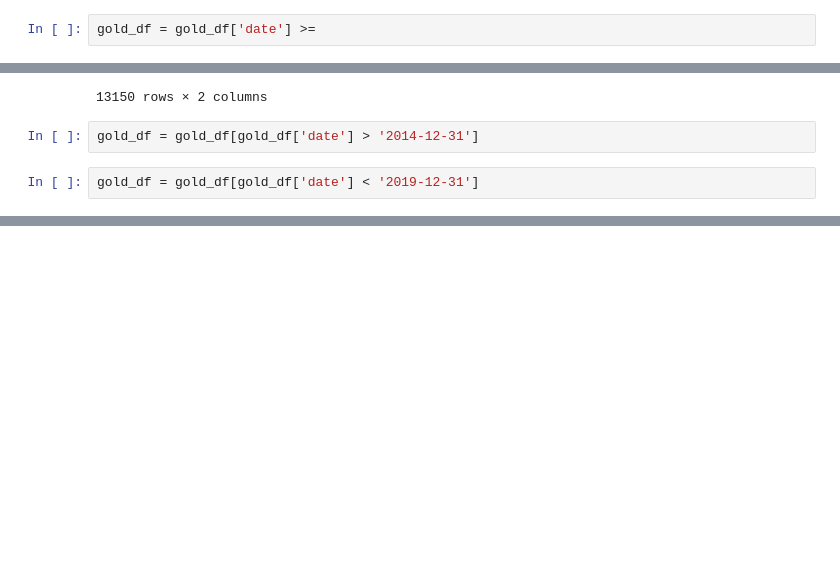
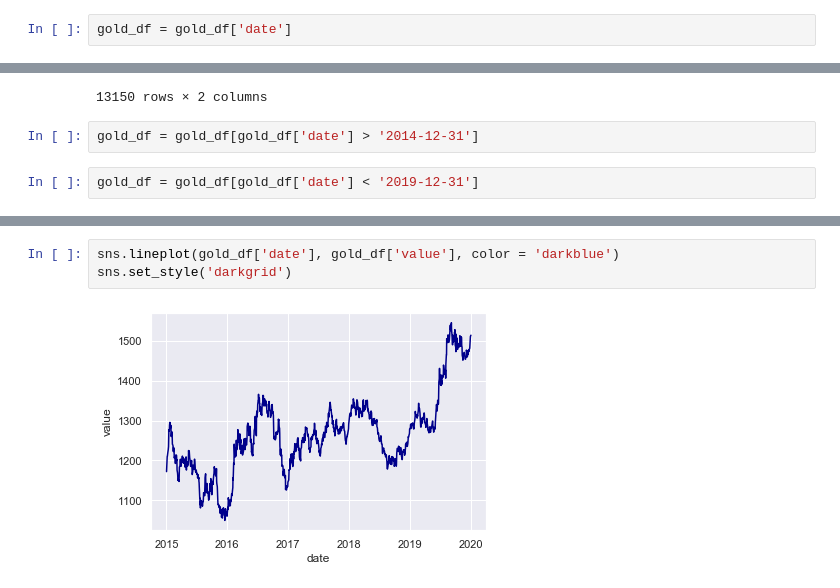
Before and after one commit to RobbieZifchak/market-regression, a Jupyter notebook: s&p_draft.ipynb, the cells around one changed output, grey strips where cells are left out. Cells and saved outputs as stored; diff of their text form; blank space fills up the shorter version.

```diff
--- a/s&p_draft.ipynb
+++ b/s&p_draft.ipynb
@@ -79,7 +81,7 @@ date_close
  '2016-01-28',
  ...]
 # %%
-gold_df = gold_df['date'] >=
+gold_df = gold_df['date']
 # %% [output]
 0        2020-01-10
 1        2020-01-09
@@ -141,0 +186,5 @@ gold_df
+# %%
+sns.lineplot(gold_df['date'], gold_df['value'], color = 'darkblue')
+sns.set_style('darkgrid')
+# %% [output]
+[figure, added]
```
Also changed, not shown: parts of 7 cells of this notebook, 1 other file.
